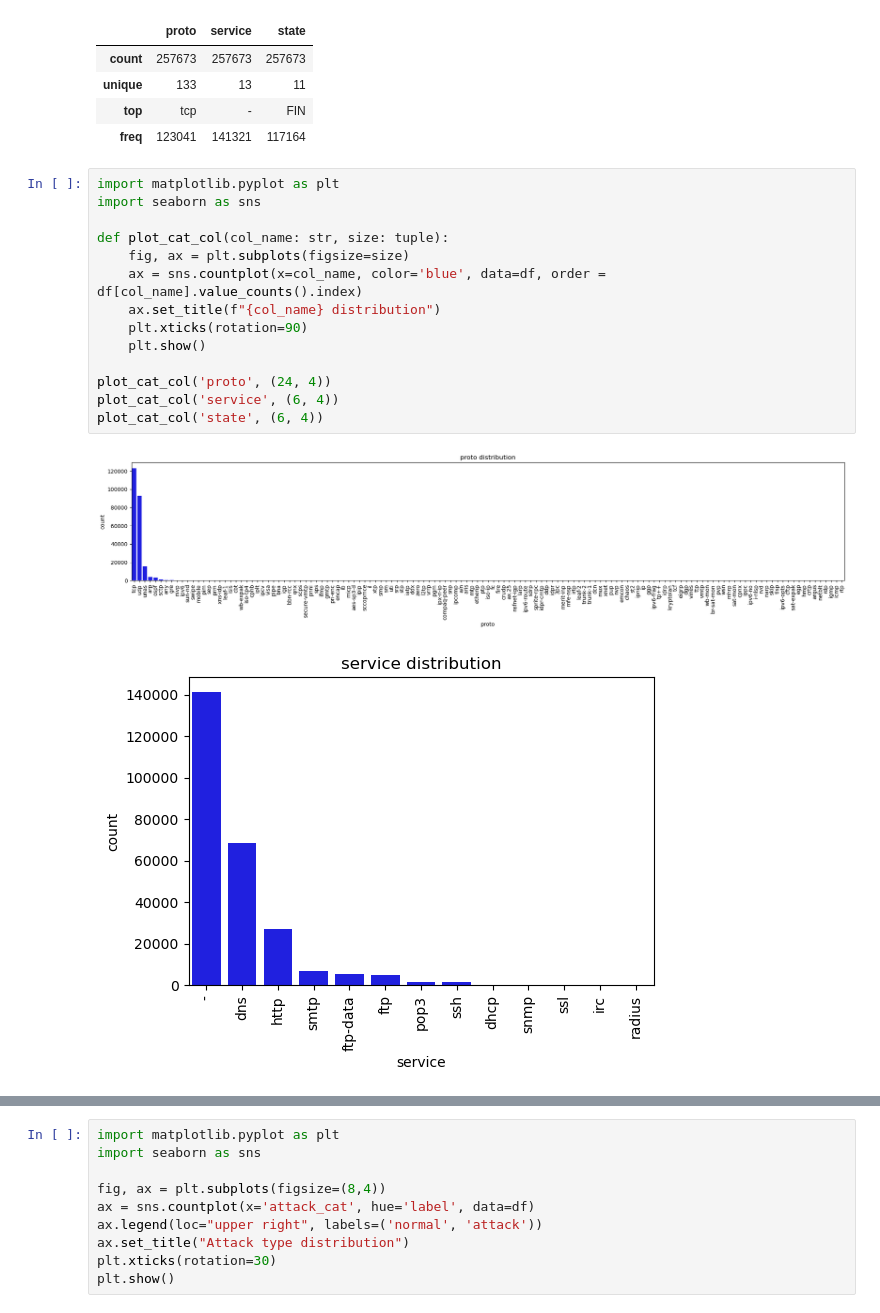
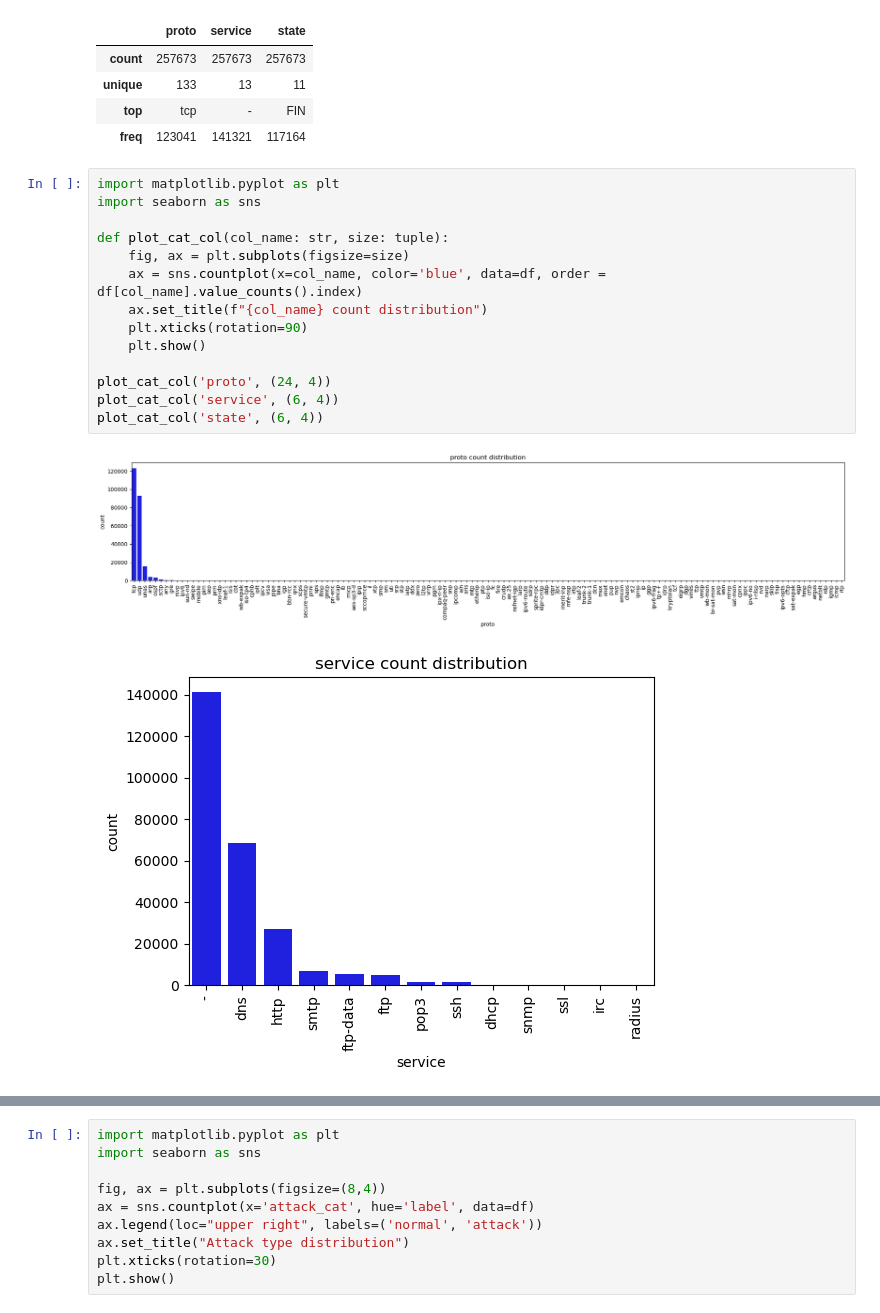
Before and after one commit to Janko-dev/ktai_ids, a Jupyter notebook: src/dnn_mc_topn.ipynb, the cells around one changed output, grey strips where cells are left out. Cells and saved outputs as stored; diff of their text form.

```diff
--- a/src/dnn_mc_topn.ipynb
+++ b/src/dnn_mc_topn.ipynb
@@ -45,17 +45,17 @@ x_df[cat_cols].describe()
 # %%
 import matplotlib.pyplot as plt
 import seaborn as sns
 
 def plot_cat_col(col_name: str, size: tuple):
     fig, ax = plt.subplots(figsize=size)
     ax = sns.countplot(x=col_name, color='blue', data=df, order = df[col_name].value_counts().index)
-    ax.set_title(f"{col_name} distribution")
+    ax.set_title(f"{col_name} count distribution")
     plt.xticks(rotation=90)
     plt.show()
 
 plot_cat_col('proto', (24, 4))
 plot_cat_col('service', (6, 4))
 plot_cat_col('state', (6, 4))
 # %% [output]
 [figure]
-[figure, old version]
+[figure, new version]
```
Also changed, not shown: parts of 28 cells of this notebook, 8 other files.
